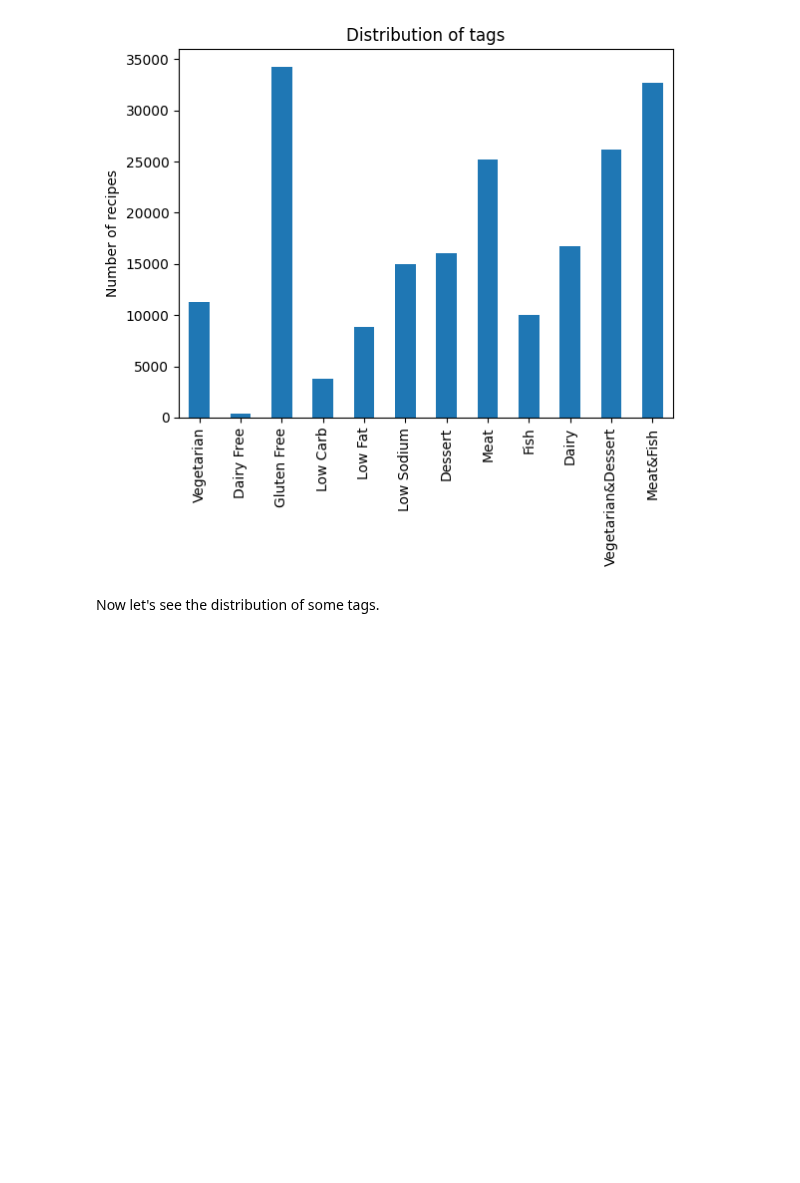
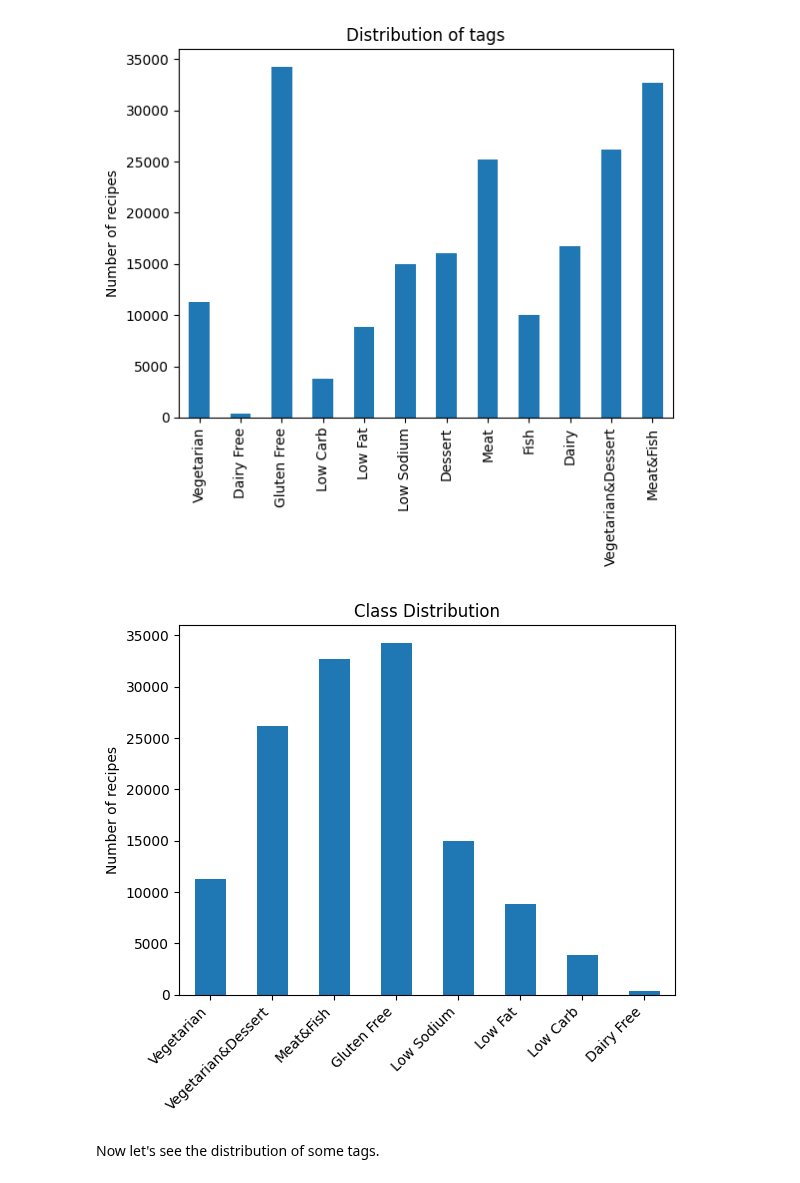
Before and after one commit to lavo2/HLT-Project, a Jupyter notebook: Data_Understanding.ipynb, the cells around one changed output. Saved outputs shown, nothing was run; the diff lists cells and outputs as text; code cells hidden in the pictures; blank space fills up the shorter version.

```diff
--- a/Data_Understanding.ipynb
+++ b/Data_Understanding.ipynb
@@ -269,6 +274,16 @@ plt.title('Distribution of tags')
 plt.show()
 # %% [output]
 [figure]
+# %%
+classes = ['Vegetarian', 'Vegetarian&Dessert', 'Meat&Fish', 'Gluten Free', 'Low Sodium', 'Low Fat', 'Low Carb', 'Dairy Free']
+class_dist = df[classes].sum()
+class_dist.plot(kind='bar')
+plt.xticks(rotation=45, ha='right')
+plt.ylabel('Number of recipes')
+plt.title('Class Distribution')
+plt.show()
+# %% [output]
+[figure, added]
 # %% [markdown]
 Now let's see the distribution of some tags.
 # %%
```
Also changed, not shown: parts of 13 cells of this notebook.
